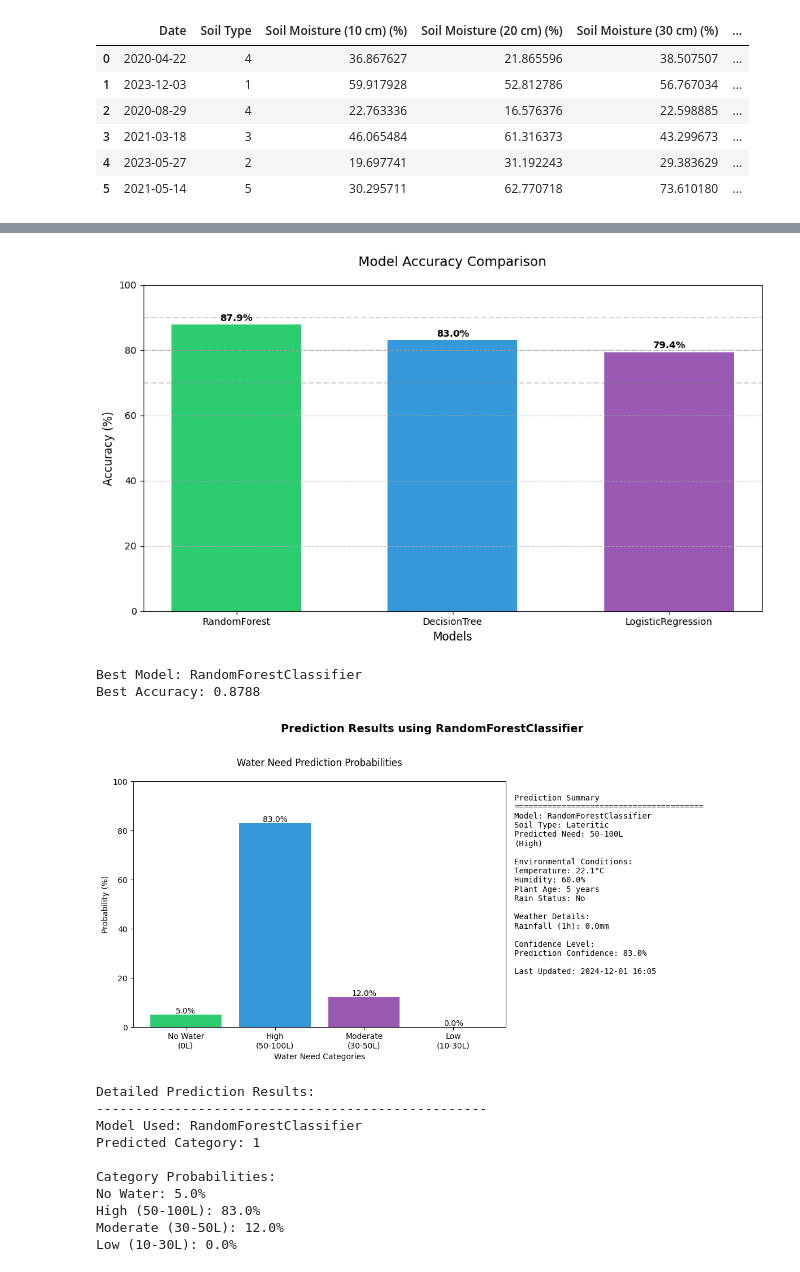
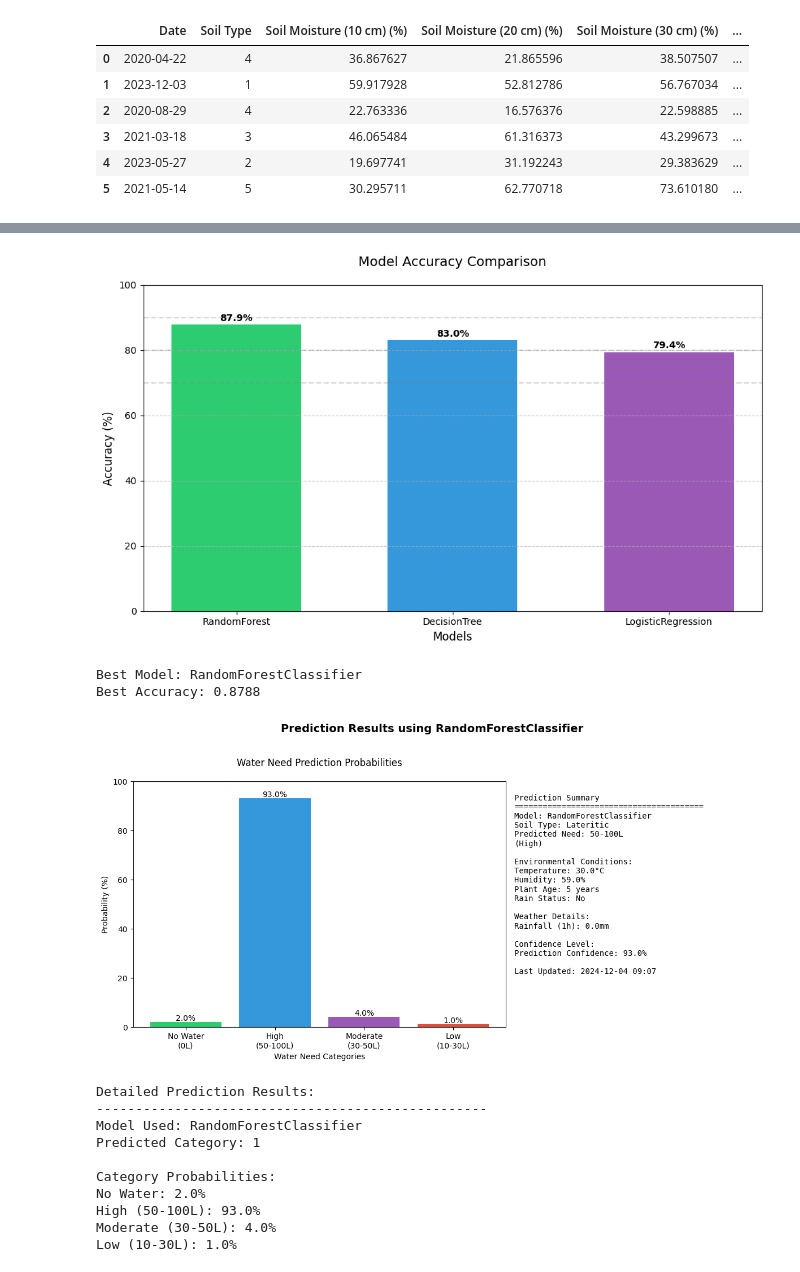
Before and after one commit to thanujaD00/Research_Procjct, a Jupyter notebook: CoconutWaterShedule/trained_Model.ipynb, the cells around one changed output, grey strips where cells are left out. Cells and saved outputs as stored; diff of their text form; code cells hidden in the pictures.

```diff
--- a/CoconutWaterShedule/trained_Model.ipynb
+++ b/CoconutWaterShedule/trained_Model.ipynb
@@ -366,7 +393,7 @@ def visualize_prediction_with_weather(prediction, probabilities, input_data, wea
 # %%
 def main():
     api_key = "5dd16e6569f3cdae6509d32002b9dc67"
-    city_name = "Bandarawela"
+    city_name = "Horana"
 
     # Train and evaluate models once
     best_model = train_and_evaluate_models()
@@ -424,41 +451,41 @@ Model: DecisionTree
 Accuracy: 0.8299827685238369
               precision    recall  f1-score   support
 
            0       0.98      0.93      0.96       440
            1       0.83      0.80      0.81       449
            2       0.70      0.72      0.71       431
            3       0.82      0.86      0.84       421
 
     accuracy                           0.83      1741
    macro avg       0.83      0.83      0.83      1741
 weighted avg       0.83      0.83      0.83      1741
 [figure]
 Training and evaluating LogisticRegression...
 
 Model: LogisticRegression
 Accuracy: 0.7937966685812752
               precision    recall  f1-score   support
 
            0       1.00      0.86      0.92       440
            1       0.82      0.79      0.80       449
            2       0.64      0.68      0.66       431
            3       0.76      0.84      0.80       421
 
     accuracy                           0.79      1741
    macro avg       0.80      0.79      0.80      1741
 weighted avg       0.81      0.79      0.80      1741
 [figure]
 [figure]
 Best Model: RandomForestClassifier
 Best Accuracy: 0.8788
-[figure, old version]
+[figure, new version]
 Detailed Prediction Results:
 --------------------------------------------------
 Model Used: RandomForestClassifier
 Predicted Category: 1
 
 Category Probabilities:
-No Water: 5.0%
-High (50-100L): 83.0%
-Moderate (30-50L): 12.0%
-Low (10-30L): 0.0%
+No Water: 2.0%
+High (50-100L): 93.0%
+Moderate (30-50L): 4.0%
+Low (10-30L): 1.0%
```
Also changed, not shown: parts of 3 cells of this notebook.
